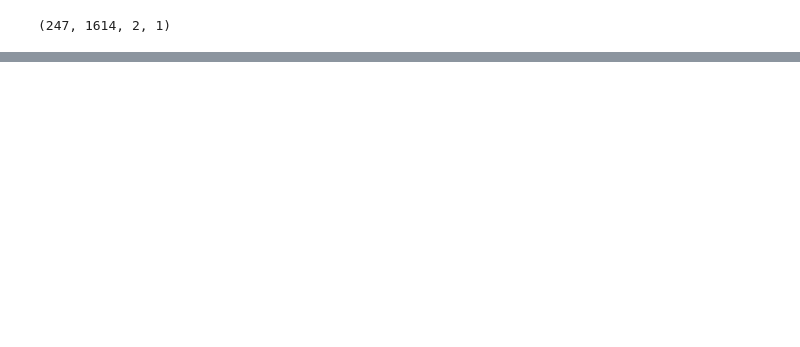
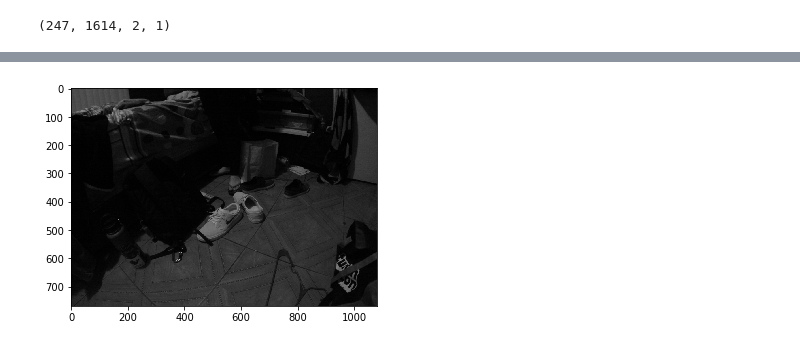
Before and after one commit to luoken/Shoe-detector, a Jupyter notebook: utils/Testing.ipynb, the cells around one changed output, grey strips where cells are left out. Cells and saved outputs as stored; diff of their text form; code cells hidden in the pictures; blank space fills up the shorter version.

```diff
--- a/utils/Testing.ipynb
+++ b/utils/Testing.ipynb
@@ -124,0 +149,6 @@ print(img1_all_boxes[0])
+# %%
+whiteShoe_grayscale = cv2.cvtColor(whiteShoe_rgb, cv2.COLOR_RGB2GRAY)
+plt.imshow(whiteShoe_grayscale, cmap='gray')
+plt.show()
+# %% [output]
+[figure, added]
```
Also changed, not shown: parts of 13 cells of this notebook, 1 other file.
